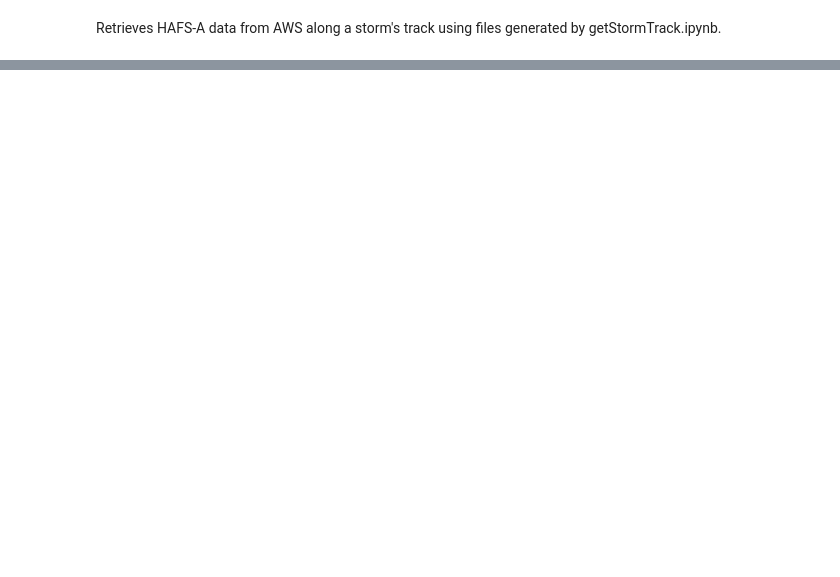
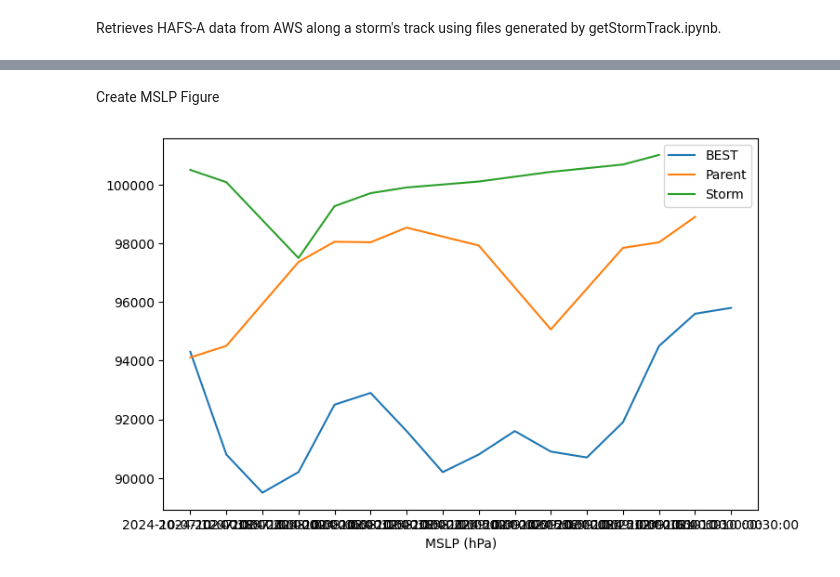
Before and after one commit to sanAkel/HAFS_Air-Sea, a Jupyter notebook: HAFSA_Atmosphere.ipynb, the cells around one changed output, grey strips where cells are left out. Cells and saved outputs as stored; diff of their text form; code cells hidden in the pictures; blank space fills up the shorter version.

Commit message:
Added rest of code to fetch data and create figure. Something doesn't work.

```diff
--- a/HAFSA_Atmosphere.ipynb
+++ b/HAFSA_Atmosphere.ipynb
@@ -31,0 +43,2 @@ from datetime import timedelta
+# %%
+tc = pd.read_csv(filepath + "/hurdat2_" + name + "_" + trackType + ".csv")
@@ -31,0 +72,3 @@ from datetime import timedelta
+# %%
+stormMSLP = {} #Stores pressure along TC track
+parentMSLP = {}
@@ -31,0 +140,26 @@ from datetime import timedelta
+# %%
+from datetime import datetime as dt
+
+dateFormat = "%Y-%m-%d %H:%M:%S"
+start = dt.strptime(tc.time[0], dateFormat)
+
+for row in tc.iloc:
+  rowTime = dt.strptime(row.time, dateFormat)
+  if rowTime.hour % 3 != 0 or rowTime.minute != 0: continue #Skip any lines that don't have a HAFS forecast at the same time
+
+  tDiff = rowTime - start
+  fHour = str(int(tDiff.total_seconds() / 3600))
+  while len(fHour) < 3: fHour = "0" + fHour
+
+  parentURL = bucket + startDate.replace("-", "") + "/" + startHour + "/" + tcNum + "l." + startDate.replace("-", "") + startHour + ".hfsa.parent.atm.f" + fHour + ".grb2"
+  stormURL = bucket + startDate.replace("-", "") + "/" + startHour + "/" + tcNum + "l." + startDate.replace("-", "") + startHour + ".hfsa.storm.atm.f" + fHour + ".grb2"
+
+  !wget -O parentData.grb2 {parentURL}
+  !wget -O stormData.grb2 {stormURL}
+
+  stormData = xr.open_dataset("stormData.grb2", engine="cfgrib", decode_timedelta=True, filter_by_keys={'stepType': 'instant', 'typeOfLevel': 'meanSea'})
+  parentData = xr.open_dataset("parentData.grb2", engine="cfgrib", decode_timedelta=True, filter_by_keys={'stepType': 'instant', 'typeOfLevel': 'meanSea'})
+
+  stormMSLP[row.time] = float(stormData.sel(latitude=row.lat, method="nearest").sel(longitude=row.lon+360, method="nearest").prmsl.data)
+  parentMSLP[row.time] = float(parentData.sel(latitude=row.lat, method="nearest").sel(longitude=row.lon+360, method="nearest").prmsl.data)
+  print("Parent: ", parentMSLP[row.time], "\nStorm: ", stormMSLP[row.time])
@@ -31,0 +249,17 @@ from datetime import timedelta
+# %% [markdown]
+Create MSLP Figure
+# %%
+mslpFig = plt.figure(figsize=(8, 5))
+mslpAx = mslpFig.add_axes([0.1,0.1,0.8,0.8])
+
+mslpAx.plot(list(tc.time), list(tc.mslp*100), label="BEST")
+mslpAx.plot(list(parentMSLP.keys()), list(parentMSLP.values()), label="Parent")
+mslpAx.plot(list(stormMSLP.keys()), list(stormMSLP.values()), label="Storm")
+
+mslpAx.set_xlabel("Time")
+mslpAx.set_xlabel("MSLP (hPa)")
+mslpAx.legend()
+
+mslpFig.savefig(filepath + "/mslp.png")
+# %% [output]
+[figure, added]
```
Also changed, not shown: parts of 13 cells of this notebook.
